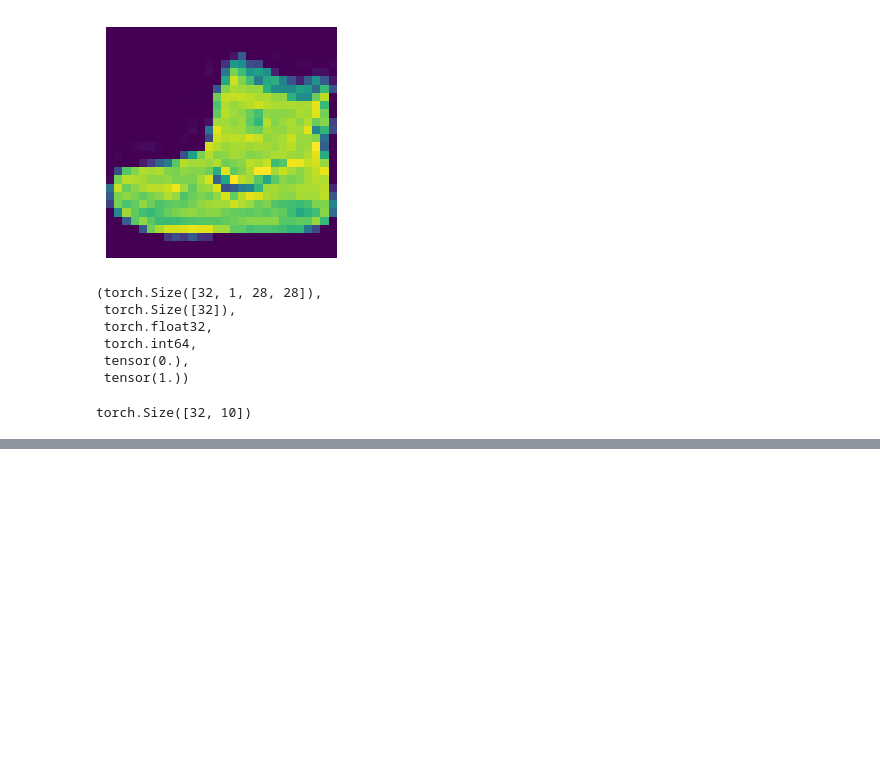
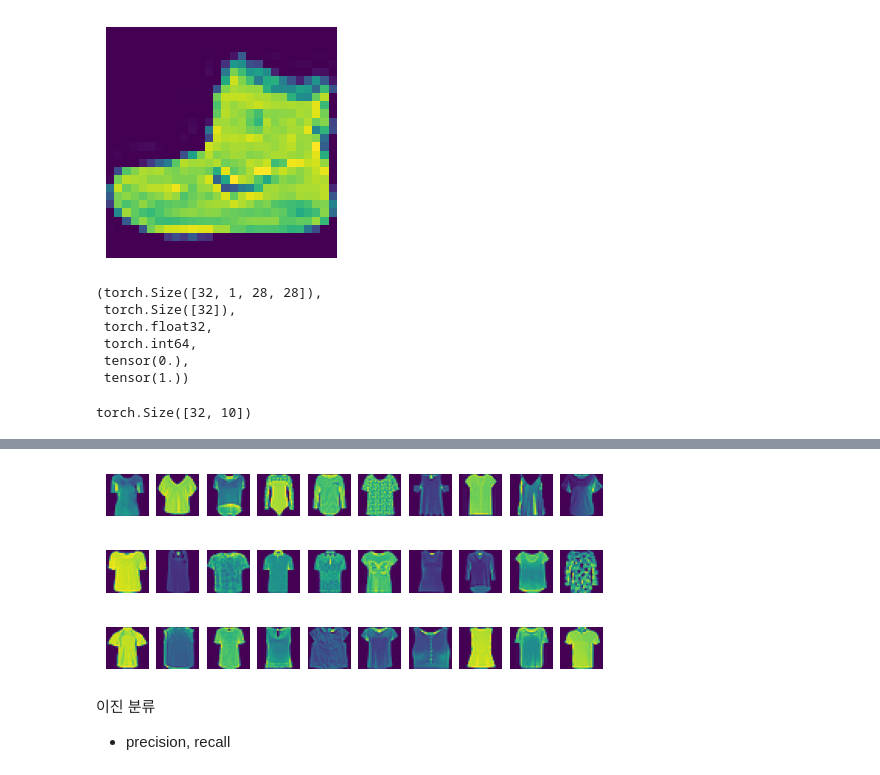
Before and after one commit to doorunderground/study, a Jupyter notebook: CNN/0306CNN1.ipynb, the cells around one changed output, grey strips where cells are left out. Drawn from its saved outputs; the diff is of its cells as text; code cells hidden in the pictures; blank space fills up the shorter version.

```diff
--- a/CNN/0306CNN1.ipynb
+++ b/CNN/0306CNN1.ipynb
@@ -231,0 +246,12 @@ plt.show()
+# %%
+cond = (y_valid == 0) & (pred == 6)
+xf = x_valid[cond]
+for i in range(30):
+    plt.subplot(5, 10, i+1)
+    plt.imshow(xf[i, 0])
+    plt.axis('off')
+# %% [output]
+[figure, added]
+# %% [markdown]
+이진 분류
+- precision, recall
```
Also changed, not shown: parts of 11 cells of this notebook, 3 other files.
